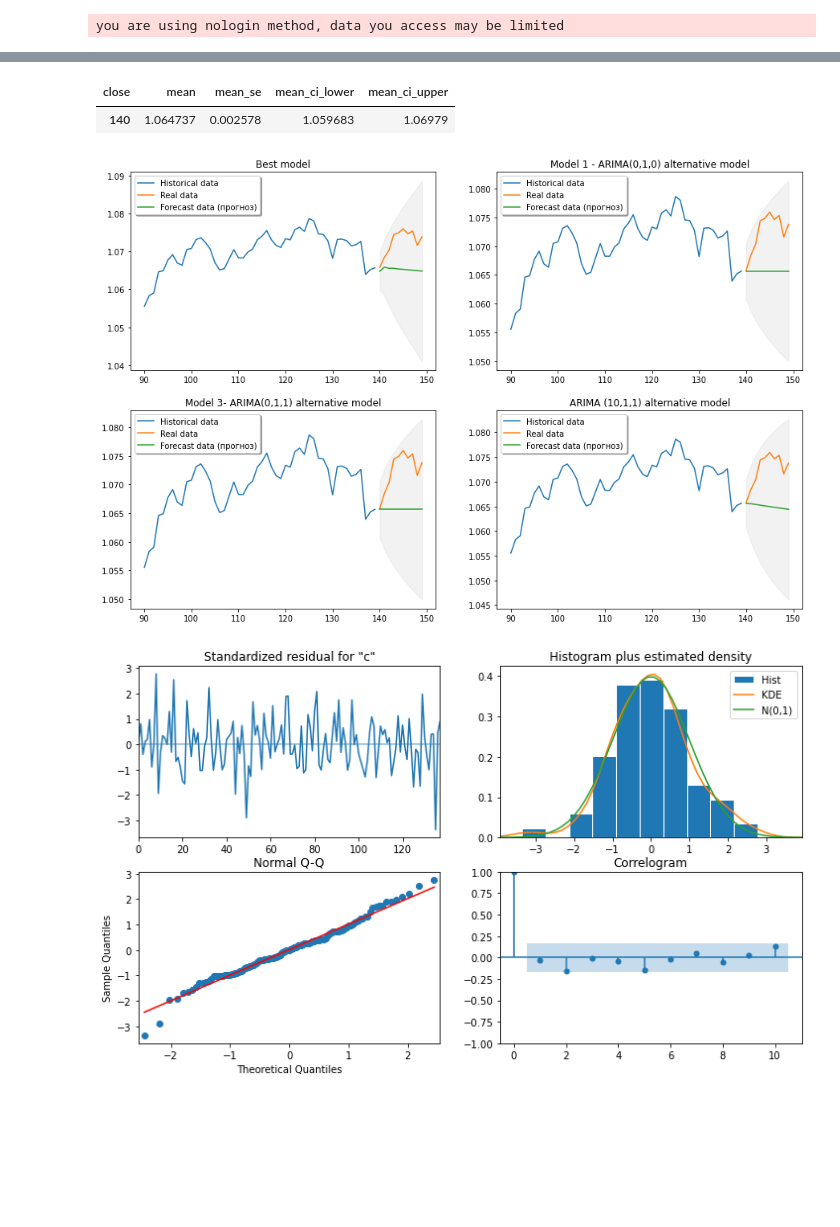
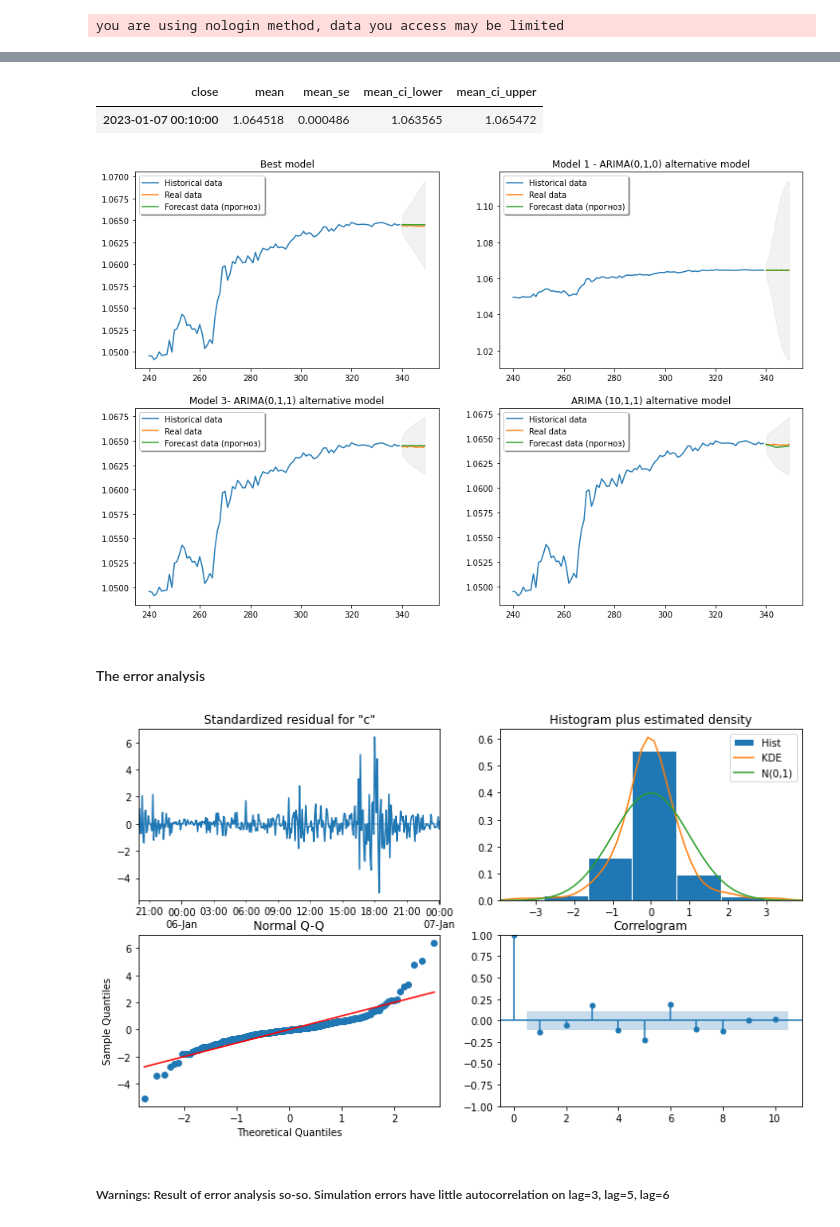
Before and after one commit to KonstantinPhD/Student, a Jupyter notebook: Test_ARIMA_Forecasting.ipynb, the cells around one changed output, grey strips where cells are left out. Drawn from its saved outputs; the diff is of its cells as text; code cells hidden in the pictures; blank space fills up the shorter version.

```diff
--- a/Test_ARIMA_Forecasting.ipynb
+++ b/Test_ARIMA_Forecasting.ipynb
@@ -19,6 +20,6 @@ warnings.filterwarnings("ignore")
 **"pip install - r List_of_modules.txt"**
 # %%
-a=pr.Predict("EURUSD",market="OANDA", freg="4H",n_bars=150);
+a=pr.Predict("EURUSD",market="OANDA", freg="5m",n_bars=350);
 # %% [output]
 you are using nologin method, data you access may be limited
 # %% [markdown]
@@ -127,7 +169,7 @@ std.columns=["min","max"];
 # %%
 %%time
-prediction1=Model(0,1,0,c="n");
+prediction1=Model(4,0,0,c="n"); # The random model
 prediction2=Model(model_2.get_params()["order"][0],model_2.get_params()["order"][1],model_2.get_params()["order"][2], c="n"); #Best model!!!
-prediction3=Model(0,1,1);
-prediction4=Model(3,0,20, c="c");
+prediction3=Model(0,1,0);# The model from Autocorrelation analysis on Original Series
+prediction4=Model(3,0,20, c="c");# The random model
 # %% [output]
@@ -139,12 +182,12 @@ Wall time: 7.6 s
 prediction2[1].summary_frame(endog=0, alpha=0.05)[0:1]
 # %% [output]
 | close | mean | mean_se | mean_ci_lower | mean_ci_upper |
-| 140 | 1.064737 | 0.002578 | 1.059683 | 1.06979 |
+| 2023-01-07 00:10:00 | 1.064518 | 0.000486 | 1.063565 | 1.065472 |
 # %%
 plt.figure(figsize=(15,10))
 ################################################################
 plt.subplot(2,2,2)
-plt.plot(x_train[len(x_train)-50:], train[len(x_train)-50:]);
+plt.plot(x_train[len(x_train)-100:], train[len(x_train)-100:]);
 plt.plot(x_test, test);
 plt.plot(x_test,prediction1[1].predicted_mean);
 plt.title("Model 1 - ARIMA(0,1,0) alternative model")
@@ -155,41 +198,45 @@ plt.fill_between(x_test,
 #################################################################
 plt.subplot(2,2,1);
 plt.title("Best model")
-plt.plot(x_train[len(x_train)-50:], train[len(x_train)-50:]);
+plt.plot(x_train[len(x_train)-100:], train[len(x_train)-100:]);
 plt.plot(x_test, test);
 plt.plot(x_test,prediction2[1].predicted_mean);
 #plt.plot(x_test,model_2.predict(len(x_test)));
 plt.legend(('Historical data', 'Real data', "Forecast data (прогноз)"), loc='upper left', shadow=True)
 plt.fill_between(x_test,
                 prediction2[1].summary_frame().mean_ci_lower,
                 prediction2[1].summary_frame().mean_ci_upper,color='grey',alpha=.1)
 #################################################################
 plt.subplot(2,2,3);
 plt.title("Model 3- ARIMA(0,1,1) alternative model")
-plt.plot(x_train[len(x_train)-50:], train[len(x_train)-50:]);
+plt.plot(x_train[len(x_train)-100:], train[len(x_train)-100:]);
 plt.plot(x_test, test);
 plt.plot(x_test,prediction3[1].predicted_mean);
 plt.legend(('Historical data', 'Real data', "Forecast data (прогноз)"), loc='upper left', shadow=True)
 plt.fill_between(x_test,
                 prediction3[1].summary_frame().mean_ci_lower,
                 prediction3[1].summary_frame().mean_ci_upper,color='grey',alpha=.1)
 #################################################################
 plt.subplot(2,2,4);
 plt.title("ARIMA (10,1,1) alternative model")
-plt.plot(x_train[len(x_train)-50:], train[len(x_train)-50:]);
+plt.plot(x_train[len(x_train)-100:], train[len(x_train)-100:]);
 plt.plot(x_test, test);
 plt.plot(x_test,prediction4[1].predicted_mean);
 plt.legend(('Historical data', 'Real data', "Forecast data (прогноз)"), loc='upper left', shadow=True)
 plt.fill_between(x_test,
                 prediction4[1].summary_frame().mean_ci_lower,
                 prediction4[1].summary_frame().mean_ci_upper,color='grey',alpha=.1)
 plt.show()
 # %% [output]
-[figure, old version]
+[figure, new version]
+# %% [markdown]
+#### The error analysis
 # %%
 prediction2[0].plot_diagnostics(figsize=(12,7));
 # %% [output]
-[figure, old version]
+[figure, new version]
+# %% [markdown]
+##### Warnings: Result of error analysis so-so. Simulation errors have little autocorrelation on lag=3, lag=5, lag=6
 # %%
 plt.figure(figsize=(15,7))
 plt.title("Best model")
```
Also changed, not shown: parts of 25 cells of this notebook.
